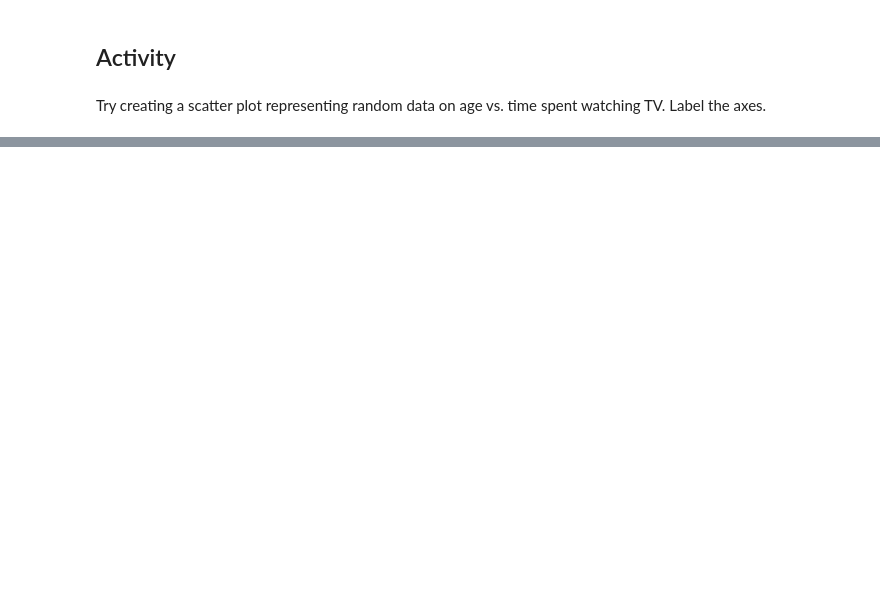
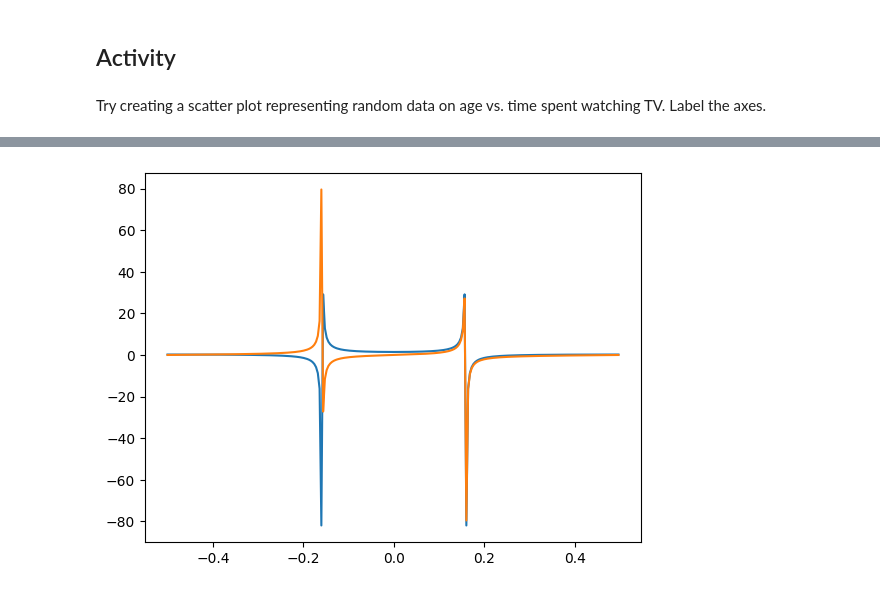
Before and after one commit to jbcodeforce/ML-studies, a Jupyter notebook: notebooks/MatPlotLib.ipynb, the cells around one changed output, grey strips where cells are left out. Cells and saved outputs as stored; diff of their text form; code cells hidden in the pictures; blank space fills up the shorter version.

```diff
--- a/notebooks/MatPlotLib.ipynb
+++ b/notebooks/MatPlotLib.ipynb
@@ -199,0 +217,11 @@ plt.show()
+# %%
+from scipy.fft import fft, fftfreq, fftshift
+import numpy as np
+import matplotlib.pyplot as plt
+t = np.arange(256)
+sp = fftshift(fft(np.sin(t)))
+freq = fftshift(fftfreq(t.shape[-1]))
+plt.plot(freq, sp.real, freq, sp.imag)
+plt.show()
+# %% [output]
+[figure, added]
```
Also changed, not shown: parts of 14 cells of this notebook, 39 other files.
